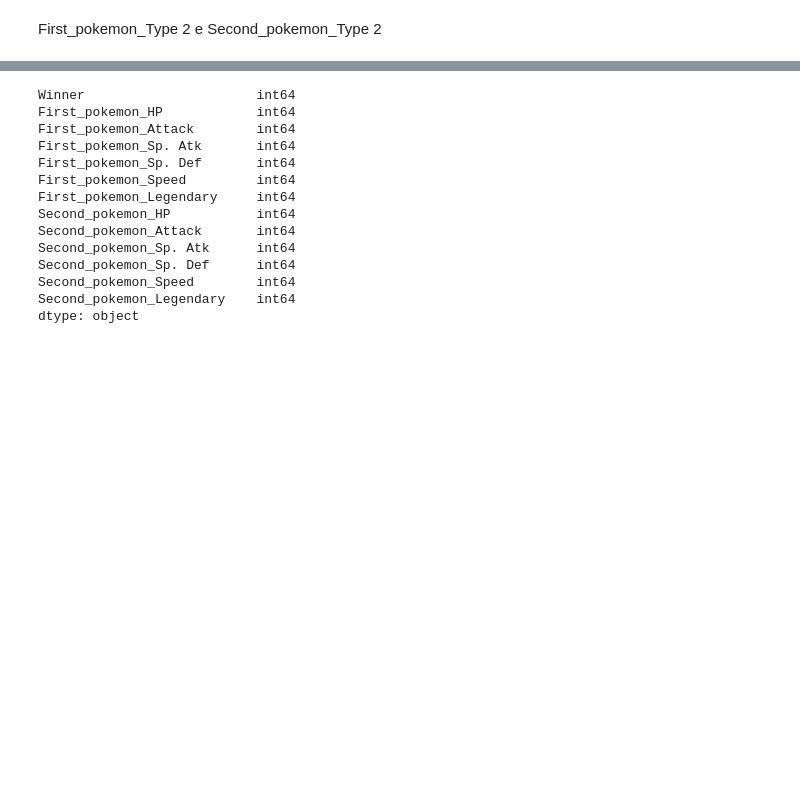
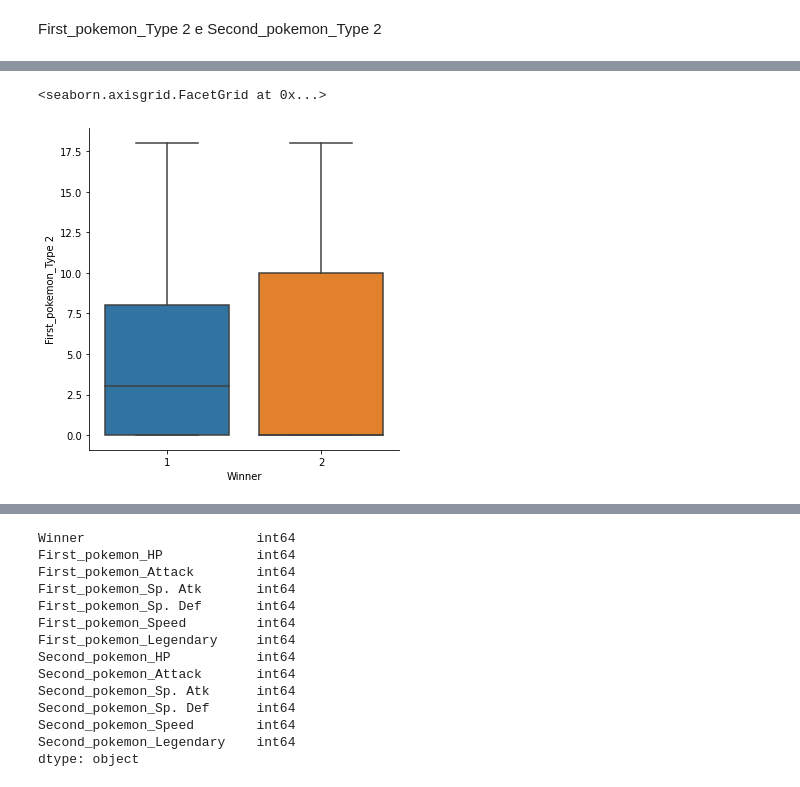
Before and after one commit to GuidiSara/Challenge-IA-Pokemon, a Jupyter notebook: Training.ipynb, the cells around one changed output, grey strips where cells are left out. Saved outputs shown, nothing was run; the diff lists cells and outputs as text; code cells hidden in the pictures; blank space fills up the shorter version.

```diff
--- a/Training.ipynb
+++ b/Training.ipynb
@@ -616,0 +632,5 @@ First_pokemon_Type 2 e Second_pokemon_Type 2
+# %%
+train_merge['First_pokemon_Type 2']=labelEncoder.fit_transform(train_merge['First_pokemon_Type 2'].fillna('0'))
+test_merge['First_pokemon_Type 2']=labelEncoder.fit_transform(test_merge['First_pokemon_Type 2'].fillna('0'))
+train_merge['Second_pokemon_Type 2']=labelEncoder.fit_transform(train_merge['Second_pokemon_Type 2'].fillna('0'))
+test_merge['Second_pokemon_Type 2']=labelEncoder.fit_transform(test_merge['Second_pokemon_Type 2'].fillna('0'))
@@ -627,0 +735,5 @@ TypeError: Encoders require their input to be uniformly strings or numbers. Got
+# %%
+sns.catplot(x="Winner", y="First_pokemon_Type 2", data=train_merge, kind="box")
+# %% [output]
+<seaborn.axisgrid.FacetGrid at 0x...>
+[figure, added]
```
Also changed, not shown: parts of 20 cells of this notebook, 1 other file.
